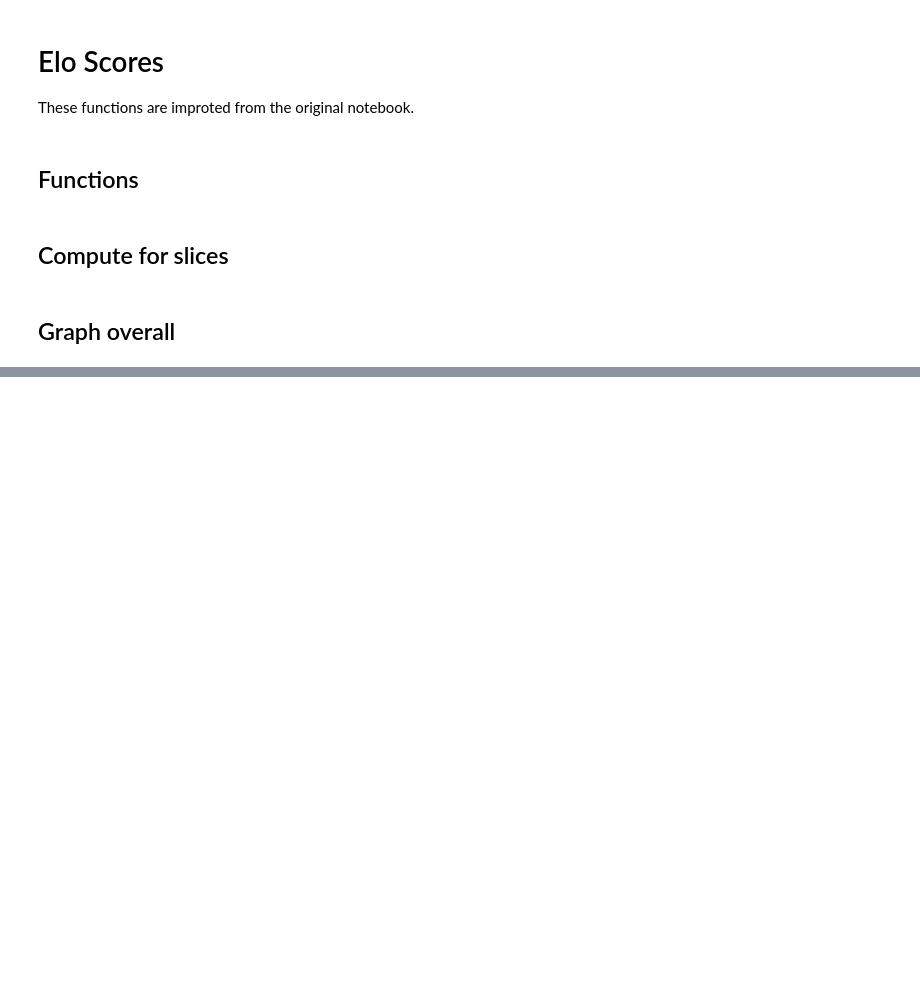
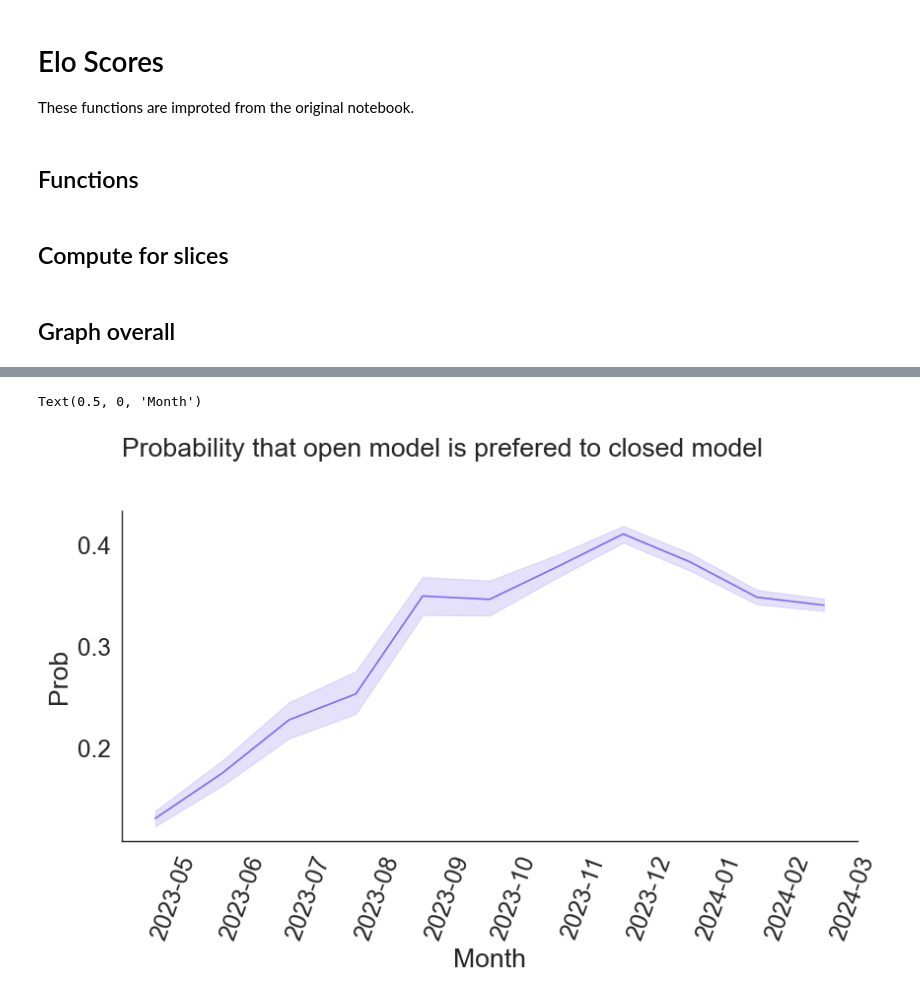
Before and after one commit to josh-ashkinaze/cbot, a Jupyter notebook: bootstrap_analysis.ipynb, the cells around one changed output, grey strips where cells are left out. Saved outputs shown, nothing was run; the diff lists cells and outputs as text; code cells hidden in the pictures; blank space fills up the shorter version.

```diff
--- a/bootstrap_analysis.ipynb
+++ b/bootstrap_analysis.ipynb
@@ -359,0 +415,10 @@ plt.show()
+# %%
+plt.figure(figsize=(9,6))
+sns.lineplot(data=het, x='segment', y='open_won')
+plt.title("Probability that open model is prefered to closed model")
+plt.xticks(rotation=70)
+plt.ylabel("Prob")
+plt.xlabel("Month")
+# %% [output]
+Text(0.5, 0, 'Month')
+[figure, added]
```
Also changed, not shown: parts of 10 cells of this notebook, 1 other file.
